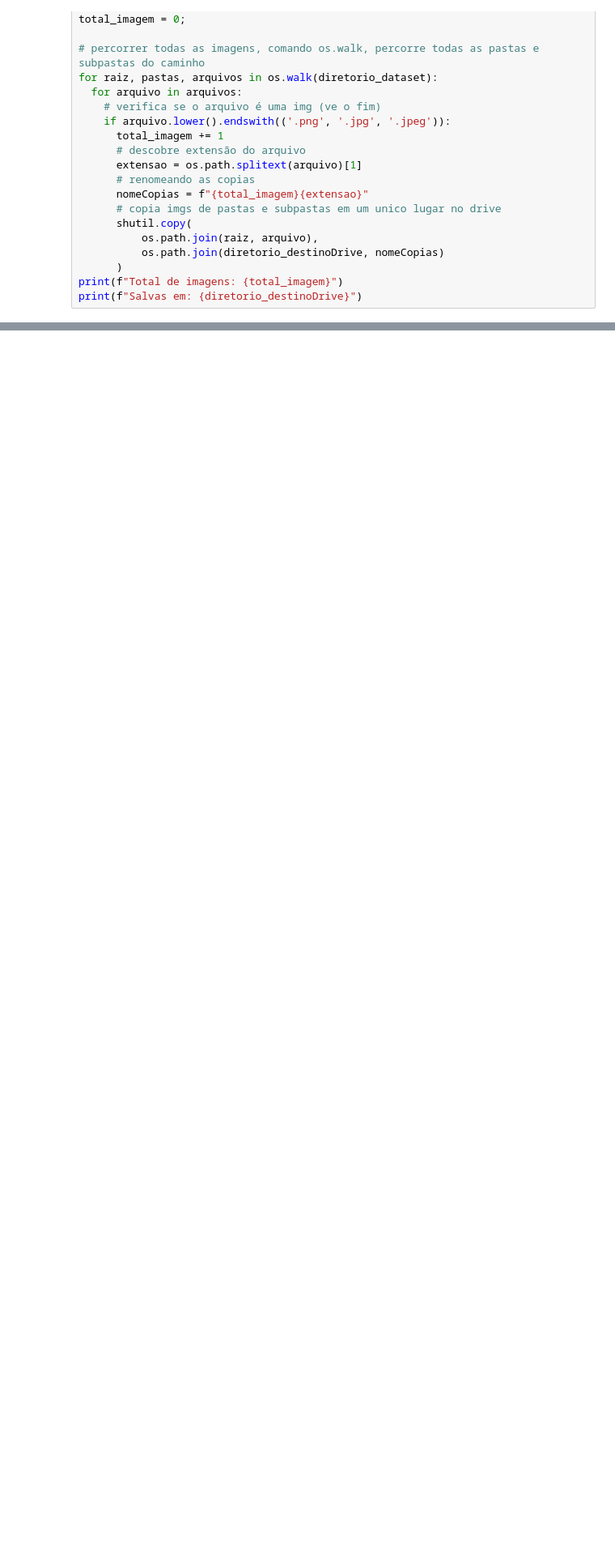
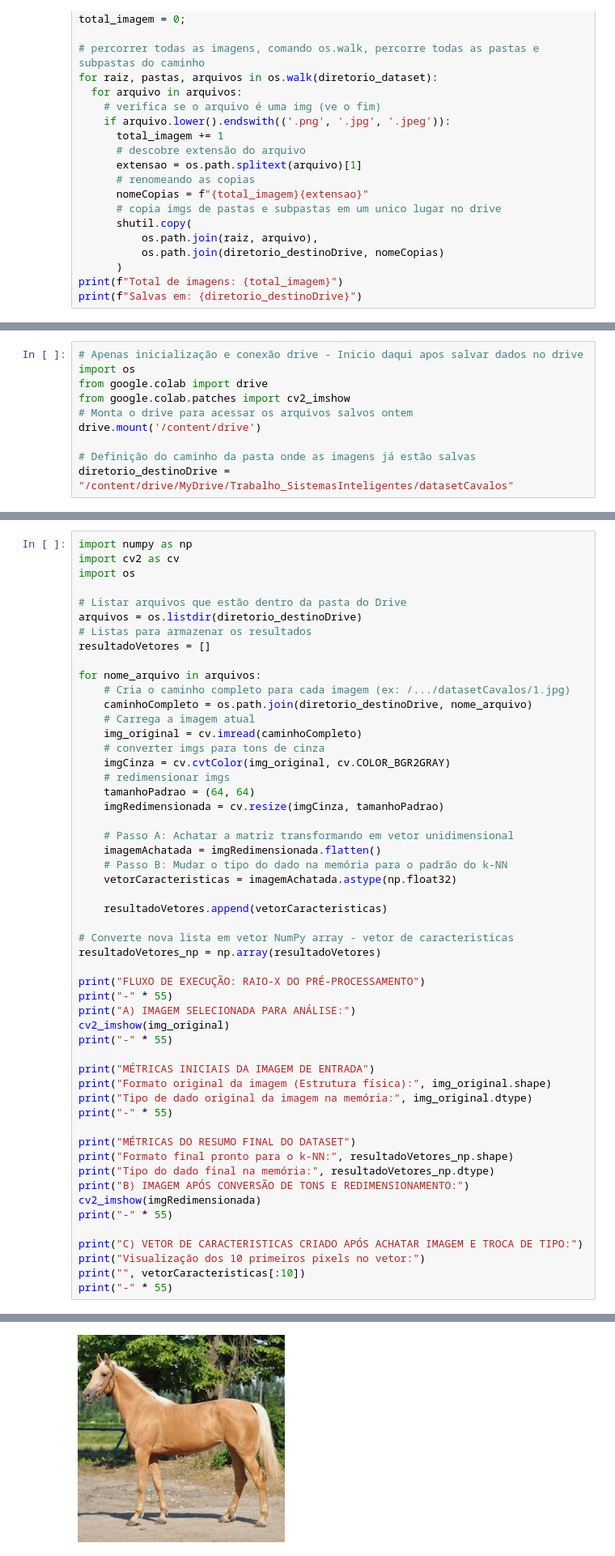
Before and after one commit to vitoriaferreirap/DeepLearning, a Jupyter notebook: MachineLearning/SistemasInteligentes/SistemasInteligentes_ClassificadorCavalos.ipynb, the cells around one changed output, grey strips where cells are left out. Shown at 81% size. Cells and saved outputs as stored; diff of their text form; blank space fills up the shorter version.

Commit message:
feat: cria camada de pré-processamento

```diff
--- a/MachineLearning/SistemasInteligentes/SistemasInteligentes_ClassificadorCavalos.ipynb
+++ b/MachineLearning/SistemasInteligentes/SistemasInteligentes_ClassificadorCavalos.ipynb
@@ -47,0 +46,10 @@ print(f"Salvas em: {diretorio_destinoDrive}")
+# %%
+# Apenas inicialização e conexão drive - Inicio daqui apos salvar dados no drive
+import os
+from google.colab import drive
+from google.colab.patches import cv2_imshow
+# Monta o drive para acessar os arquivos salvos ontem
+drive.mount('/content/drive')
+
+# Definição do caminho da pasta onde as imagens já estão salvas
+diretorio_destinoDrive = "/content/drive/MyDrive/Trabalho_SistemasInteligentes/datasetCavalos"
@@ -47,0 +66,54 @@ print(f"Salvas em: {diretorio_destinoDrive}")
+# %%
+import numpy as np
+import cv2 as cv
+import os
+
+# Listar arquivos que estão dentro da pasta do Drive
+arquivos = os.listdir(diretorio_destinoDrive)
+# Listas para armazenar os resultados
+resultadoVetores = []
+
+for nome_arquivo in arquivos:
+    # Cria o caminho completo para cada imagem (ex: /.../datasetCavalos/1.jpg)
+    caminhoCompleto = os.path.join(diretorio_destinoDrive, nome_arquivo)
+    # Carrega a imagem atual
+    img_original = cv.imread(caminhoCompleto)
+    # converter imgs para tons de cinza
+    imgCinza = cv.cvtColor(img_original, cv.COLOR_BGR2GRAY)
+    # redimensionar imgs
+    tamanhoPadrao = (64, 64)
+    imgRedimensionada = cv.resize(imgCinza, tamanhoPadrao)
+
+    # Passo A: Achatar a matriz transformando em vetor unidimensional
+    imagemAchatada = imgRedimensionada.flatten()
+    # Passo B: Mudar o tipo do dado na memória para o padrão do k-NN
+    vetorCaracteristicas = imagemAchatada.astype(np.float32)
+
+    resultadoVetores.append(vetorCaracteristicas)
+
+# Converte nova lista em vetor NumPy array - vetor de caracteristicas
+resultadoVetores_np = np.array(resultadoVetores)
+
+print("FLUXO DE EXECUÇÃO: RAIO-X DO PRÉ-PROCESSAMENTO")
+print("-" * 55)
+print("A) IMAGEM SELECIONADA PARA ANÁLISE:")
+cv2_imshow(img_original)
+print("-" * 55)
+
+print("MÉTRICAS INICIAIS DA IMAGEM DE ENTRADA")
+print("Formato original da imagem (Estrutura física):", img_original.shape)
+print("Tipo de dado original da imagem na memória:", img_original.dtype)
+print("-" * 55)
+
+print("MÉTRICAS DO RESUMO FINAL DO DATASET")
+print("Formato final pronto para o k-NN:", resultadoVetores_np.shape)
+print("Tipo do dado final na memória:", resultadoVetores_np.dtype)
+print("B) IMAGEM APÓS CONVERSÃO DE TONS E REDIMENSIONAMENTO:")
+cv2_imshow(imgRedimensionada)
+print("-" * 55)
+
+print("C) VETOR DE CARACTERISTICAS CRIADO APÓS ACHATAR IMAGEM E TROCA DE TIPO:")
+print("Visualização dos 10 primeiros pixels no vetor:")
+print("", vetorCaracteristicas[:10])
+print("-" * 55)
+# %% [output]
@@ -47,0 +123 @@ print(f"Salvas em: {diretorio_destinoDrive}")
+[figure, added]
```
Also changed, not shown: parts of 4 cells of this notebook.
